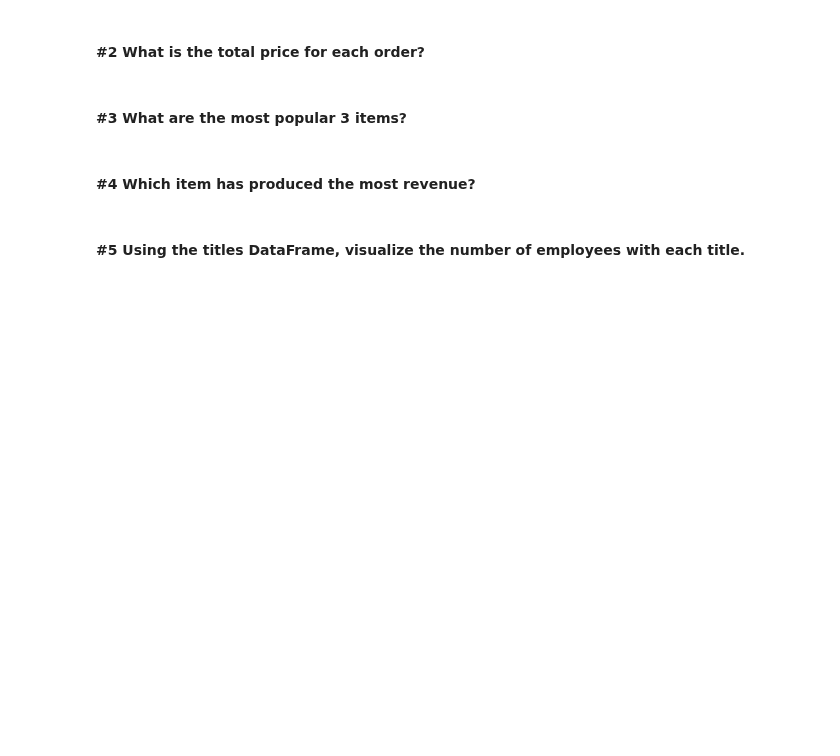
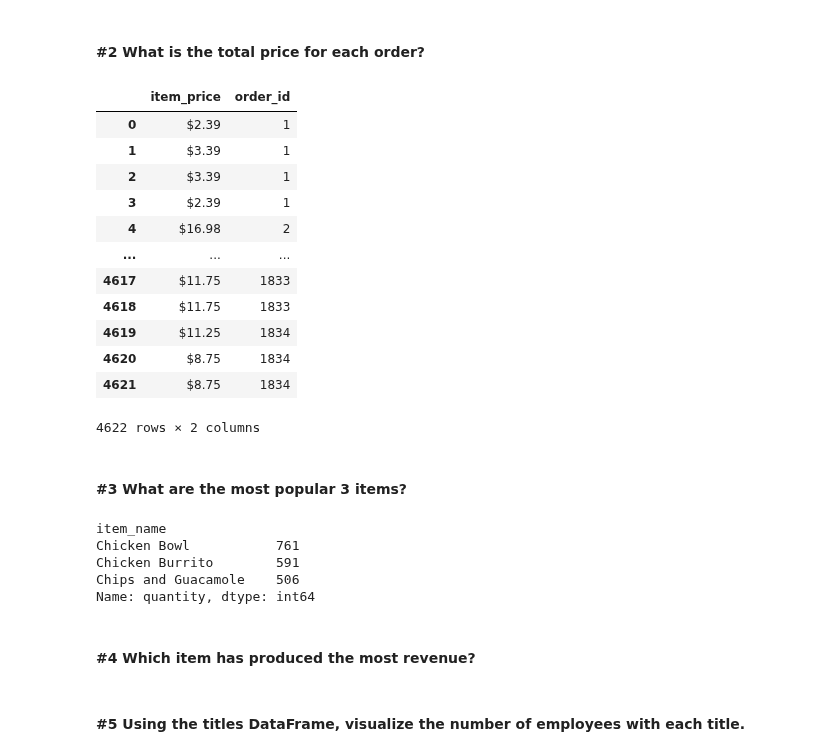
Before and after one commit to natasharivers/numpy-pandas-visualization-exercises, a Jupyter notebook: advanced_dataframes.ipynb, the cells around one changed output. Saved outputs shown, nothing was run; the diff lists cells and outputs as text; code cells hidden in the pictures; blank space fills up the shorter version.

```diff
--- a/advanced_dataframes.ipynb
+++ b/advanced_dataframes.ipynb
@@ -457,2 +530,18 @@ ProgrammingError: (pymysql.err.ProgrammingError) (1146, "Table 'chipotle.chipotl
 # %% [markdown]
 #### #2 What is the total price for each order?
+# %%
+chipotle_df[['item_price', 'order_id']]
+# %% [output]
+|  | item_price | order_id |
+| 0 | $2.39 | 1 |
+| 1 | $3.39 | 1 |
+| 2 | $3.39 | 1 |
+| 3 | $2.39 | 1 |
+| 4 | $16.98 | 2 |
+| ... | ... | ... |
+| 4617 | $11.75 | 1833 |
+| 4618 | $11.75 | 1833 |
+| 4619 | $11.25 | 1834 |
+| 4620 | $8.75 | 1834 |
+| 4621 | $8.75 | 1834 |
+4622 rows × 2 columns
@@ -459,4 +550,12 @@ ProgrammingError: (pymysql.err.ProgrammingError) (1146, "Table 'chipotle.chipotl
 # %% [markdown]
 #### #3 What are the most popular 3 items?
+# %%
+chipotle_df.groupby('item_name').quantity.sum().sort_values(ascending = False).nlargest(n=3)
+# %% [output]
+item_name
+Chicken Bowl           761
+Chicken Burrito        591
+Chips and Guacamole    506
+Name: quantity, dtype: int64
 # %% [markdown]
 #### #4 Which item has produced the most revenue?
```
Also changed, not shown: parts of 19 cells of this notebook, 1 other file.
